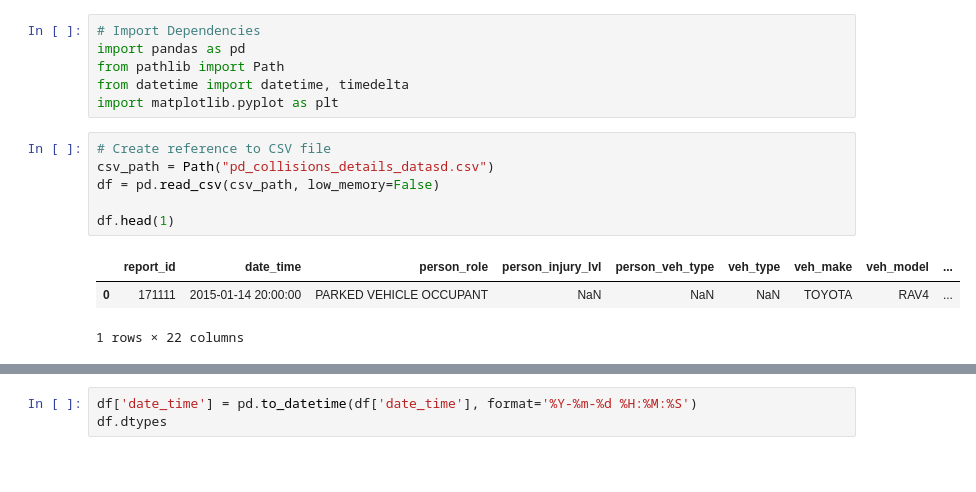
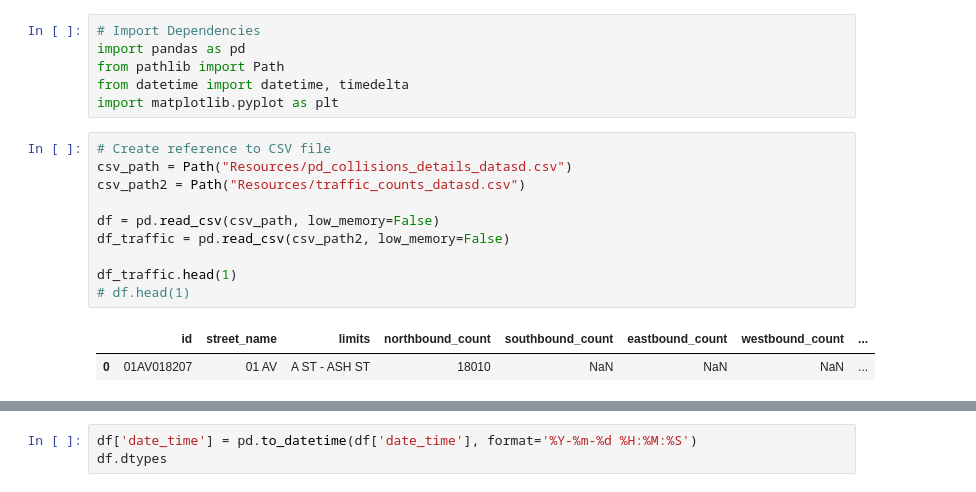
Before and after one commit to LittleAnimal667/sd_crashes, a Jupyter notebook: collisions_cleanup.ipynb, the cells around one changed output, grey strips where cells are left out. Drawn from its saved outputs; the diff is of its cells as text; blank space fills up the shorter version.

```diff
--- a/collisions_cleanup.ipynb
+++ b/collisions_cleanup.ipynb
@@ -6,11 +6,14 @@ from datetime import datetime, timedelta
 import matplotlib.pyplot as plt
 # %%
 # Create reference to CSV file
-csv_path = Path("pd_collisions_details_datasd.csv")
+csv_path = Path("Resources/pd_collisions_details_datasd.csv")
+csv_path2 = Path("Resources/traffic_counts_datasd.csv")
+
 df = pd.read_csv(csv_path, low_memory=False)
+df_traffic = pd.read_csv(csv_path2, low_memory=False)
 
-df.head(1)
+df_traffic.head(1)
+# df.head(1)
 # %% [output]
-|  | report_id | date_time | person_role | person_injury_lvl | person_veh_type | veh_type | veh_make | veh_model | ... |
-| 0 | 171111 | 2015-01-14 20:00:00 | PARKED VEHICLE OCCUPANT | NaN | NaN | NaN | TOYOTA | RAV4 | ... |
+|  | id | street_name | limits | northbound_count | southbound_count | eastbound_count | westbound_count | ... |
+| 0 | 01AV018207 | 01 AV | A ST - ASH ST | 18010 | NaN | NaN | NaN | ... |
-1 rows × 22 columns
```
Also changed, not shown: parts of 11 cells of this notebook, 3 other files.
